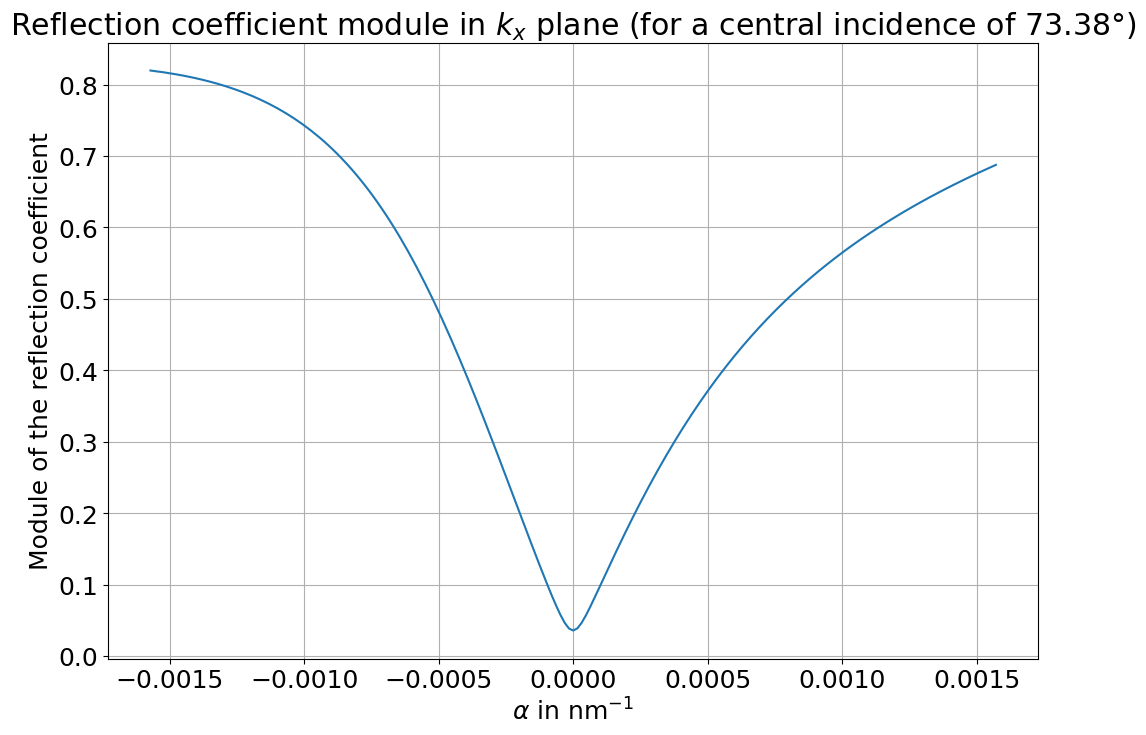
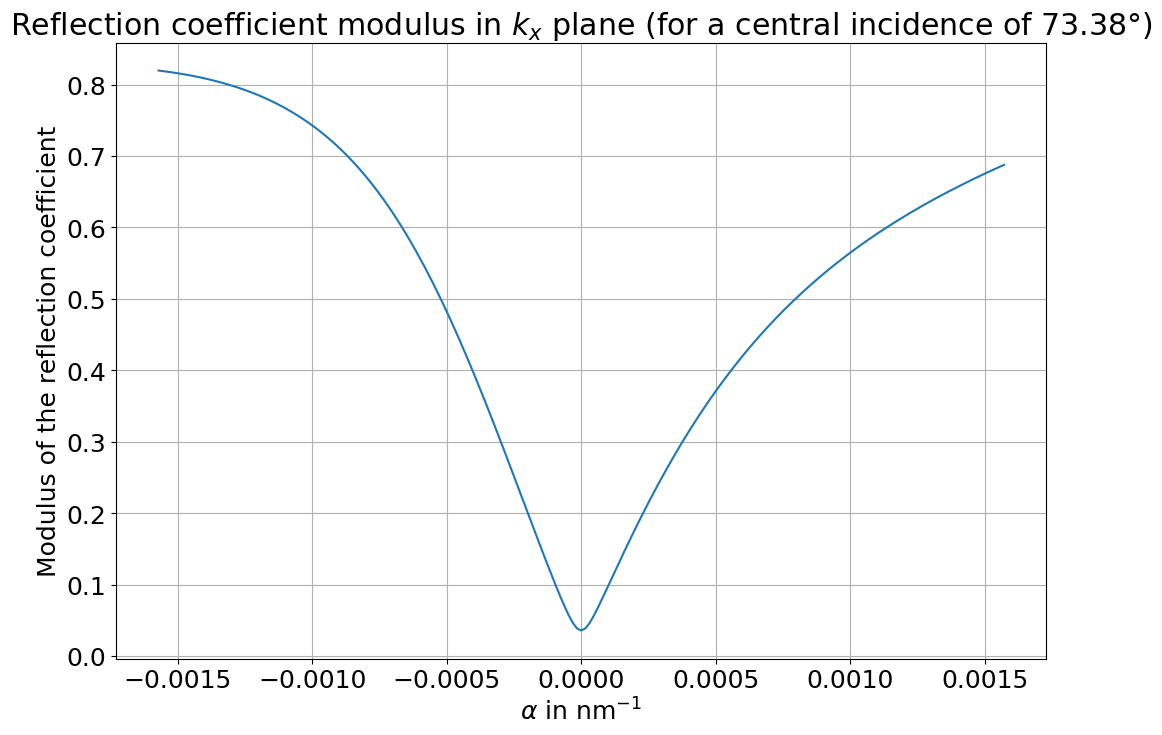
Unified diff of the notebook cell whose output changed from the first chart to the second:
--- before
+++ after
@@ -5,7 +5,7 @@
 plt.figure(figsize=(12,8))
 plt.plot(a,np.abs(cr1D))
-plt.title(fr"Reflection coefficient module in $k_x$ plane (for a central incidence of {inc}°)")
+plt.title(fr"Reflection coefficient modulus in $k_x$ plane (for a central incidence of {inc}°)")
 plt.xlabel(r"$\alpha$ in $\mathrm{nm}^{-1}$")
-plt.ylabel(fr"Module of the reflection coefficient")
+plt.ylabel(fr"Modulus of the reflection coefficient")
 plt.grid();
 if SAVE_MODE:
@@ -18,12 +18,16 @@
         cr[i, j] = r
 
-fig=plt.figure(figsize=(12,8))
-ax = fig.add_subplot(111, projection='3d')
+fig=plt.figure(figsize=(18,12))
+ax = fig.add_subplot(111, projection='3d', )
 surf = ax.plot_surface(A, B, abs(cr), cmap='hsv', edgecolor='none',rcount=2*N+1,ccount=2*N+1,vmin=np.min(abs(cr)),vmax=np.max(abs(cr)))
 col=fig.colorbar(surf)
-ax.set_xlabel(r"$\alpha$ in $\mathrm{nm}^{-1}$")
-ax.set_ylabel(r"$\beta$ in $\mathrm{nm}^{-1}$")
-col.set_label("Module of the reflection coefficient")
-ax.set_title(fr"Reflection coefficient module (for a central incidence of {inc}°)");
+ax.set_xlabel(r"$\alpha$ in $\mathrm{nm}^{-1}$", labelpad=20)
+ax.set_ylabel(r"$\beta$ in $\mathrm{nm}^{-1}$", labelpad=30)
+col.set_label("Modulus of the reflection coefficient")
+ax.set_title(fr"Reflection coefficient modulus ({inc}° incidence)")
+ax.xaxis.label.set_rotation_mode('anchor')
+ax.yaxis.label.set_rotation_mode('anchor')
+ax.tick_params(axis='y', pad=10)
+ax.tick_params(axis='z', pad=10);
 if SAVE_MODE:
     for file_ext in save_formats:

Commit: Figure formatting update for paper